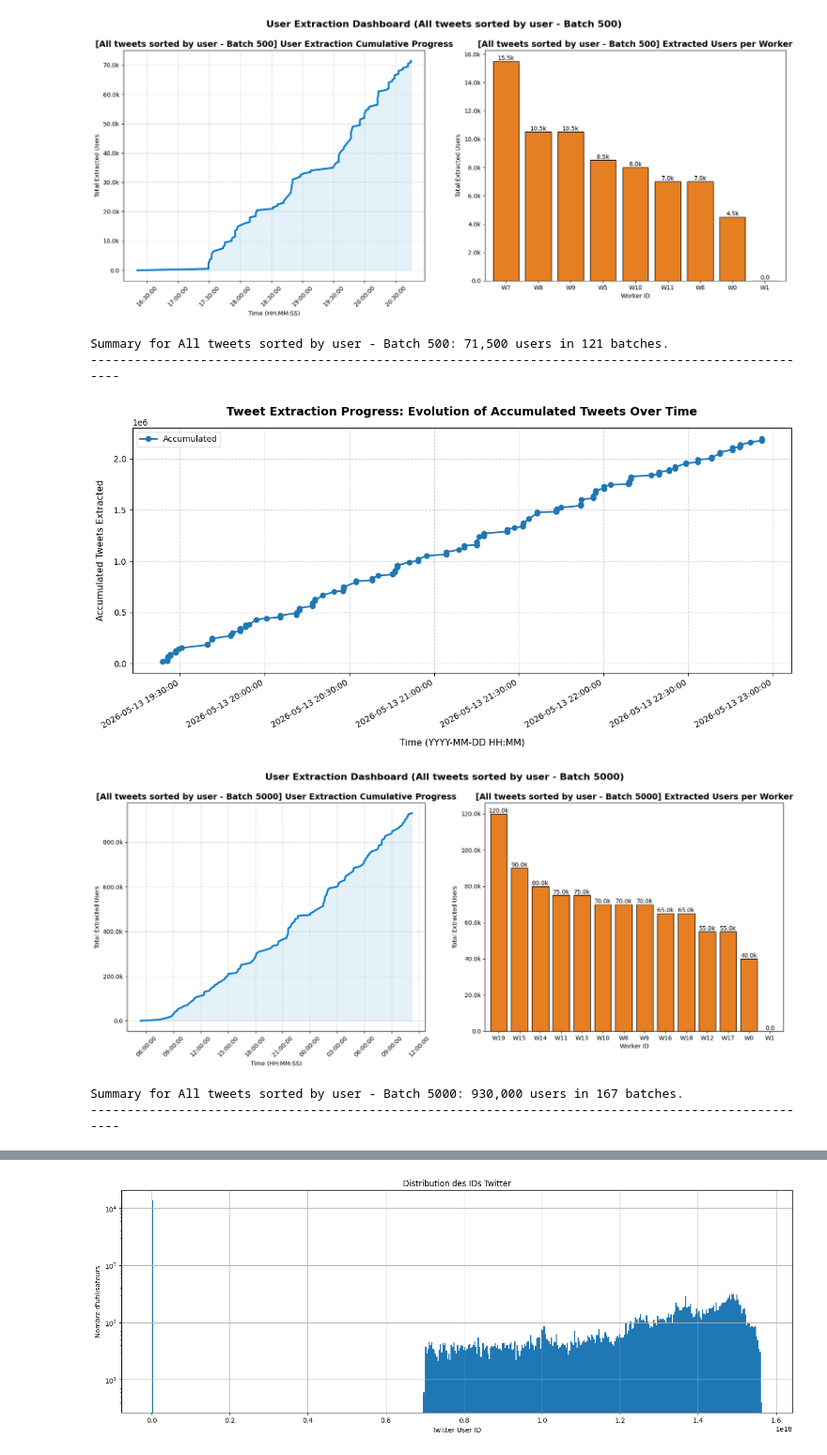
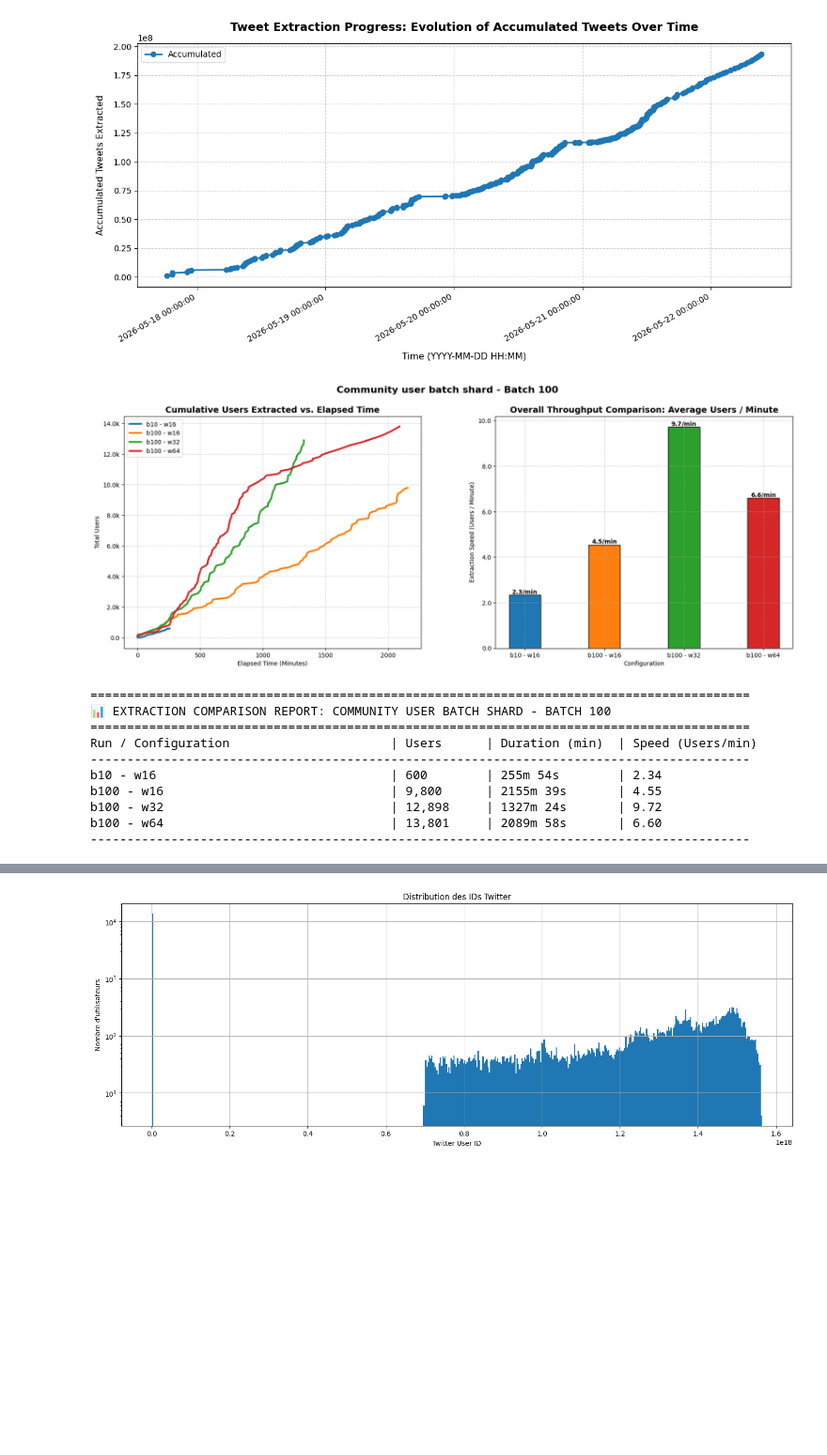
Before and after one commit to BigDataLaboratory/GraphAnalysis, a Jupyter notebook: example/collabs/gnn_extraction_analysis.ipynb, the cells around one changed output, grey strips where cells are left out. Shown at 94% size. Drawn from its saved outputs; the diff is of its cells as text; code cells hidden in the pictures; blank space fills up the shorter version.

Commit message:
- deactivating community detection tasks, only keeping data extraction - updating ipynb file for new extraction analysis

```diff
--- a/example/collabs/gnn_extraction_analysis.ipynb
+++ b/example/collabs/gnn_extraction_analysis.ipynb
@@ -1,36 +1,61 @@
 # %%
 import os
 from utils import (
     plot_extraction_dashboard,
     plot_extraction_progress,
     plot_community_distribution,
     analyze_user_id_distribution,
     plot_community_id_distribution,
     plot_id_distribution_bands,
-    calculate_optimal_user_ranges
+    calculate_optimal_user_ranges,
+    plot_extraction_comparison
 )
 
 # --- EXECUTION ---
 # Make sure LOG_DATA_BATCH_500 and LOG_DATA_BATCH_5000 are defined before running
-plot_extraction_dashboard('tweets-sorted-by-user-batch-500-(users-diagram).txt', "All tweets sorted by user - Batch 500")
-plot_extraction_progress('tweets-sorted-by-user-batch-500-(tweets-diagram).txt')
-plot_extraction_dashboard('tweets-sorted-by-user-batch-5000-(users-diagram).txt', "All tweets sorted by user - Batch 5000")
-plot_extraction_progress('tweets-sorted-by-user-batch-5000-(tweets-diagram).txt')
+# plot_extraction_dashboard('tweets-sorted-by-user-batch-500-(users-diagram).txt', "All tweets sorted by user - Batch 500")
+# plot_extraction_progress('tweets-sorted-by-user-batch-500-(tweets-diagram).txt')
+# plot_extraction_dashboard('tweets-sorted-by-user-batch-5000-(users-diagram).txt', "All tweets sorted by user - Batch 5000")
+# plot_extraction_progress('tweets-sorted-by-user-batch-5000-(tweets-diagram).txt')
 
-plot_extraction_dashboard('community-shard-aware-batch-10-(users-diagram).txt', "Community user batch shard - Batch 10")
-plot_extraction_progress('community-shard-aware-batch-10-(tweets-diagram).txt')
-plot_extraction_dashboard('community-shard-aware-batch-100-(users-diagram).txt', "Community user batch shard - Batch 100")
+# plot_extraction_dashboard('community-shard-aware-batch-10-(users-diagram).txt', "Community user batch shard - Batch 10")
+# plot_extraction_progress('community-shard-aware-batch-10-(tweets-diagram).txt')
+# plot_extraction_dashboard('community-shard-aware-batch-100-(users-diagram).txt', "Community user batch shard - Batch 100")
 plot_extraction_progress('community-shard-aware-batch-100-(tweets-diagram).txt')
+runs_to_compare = [
+    {
+        "path": "community-shard-aware-batch-10-(users-diagram).txt",
+        "label": "b10 - w16"
+    },
+    {
+        "path": "community-shard-aware-batch-100-16workers-(users-diagram).txt",
+        "label": "b100 - w16"
+    },
+    {
+        "path": "community-shard-aware-batch-100-32workers-(users-diagram).txt",
+        "label": "b100 - w32"
+    },
+    {
+        "path": "community-shard-aware-batch-100-64workers-(users-diagram).txt",
+        "label": "b100 - w64"
+    }
+]
+plot_extraction_comparison(runs_to_compare, title="Community user batch shard - Batch 100", max_minutes=100000)
 
-plot_extraction_dashboard('community-linear-batch-10-(users-diagram).txt', "Community user batch linear - Batch 10")
-plot_extraction_progress('community-linear-batch-10-(tweets-diagram).txt')
+# plot_extraction_dashboard('community-linear-batch-10-(users-diagram).txt', "Community user batch linear - Batch 10")
+# plot_extraction_progress('community-linear-batch-10-(tweets-diagram).txt')
 
-plot_community_distribution(os.path.join('..', '..', 'resources', 'communities_rp_0.4.csv'))
+# plot_community_distribution(os.path.join('..', '..', 'resources', 'communities_rp_0.4.csv'))
 # %% [output]
-[figure, old version]
+[figure, new version]
+[figure, new version]
-Summary for All tweets sorted by user - Batch 500: 71,500 users in 121 batches.
-----------------------------------------------------------------------------------------------------
+==========================================================================================
+📊 EXTRACTION COMPARISON REPORT: COMMUNITY USER BATCH SHARD - BATCH 100
+==========================================================================================
+Run / Configuration                      | Users      | Duration (min)  | Speed (Users/min)
+------------------------------------------------------------------------------------------
+b10 - w16                                | 600        | 255m 54s        | 2.34
+b100 - w16                               | 9,800      | 2155m 39s       | 4.55
+b100 - w32                               | 12,898     | 1327m 24s       | 9.72
+b100 - w64                               | 13,801     | 2089m 58s       | 6.60
+------------------------------------------------------------------------------------------
-[figure, old version]
-[figure, removed]
-Summary for All tweets sorted by user - Batch 5000: 930,000 users in 167 batches.
-----------------------------------------------------------------------------------------------------
```
Also changed, not shown: parts of 1 cell of this notebook, 5 other files.
